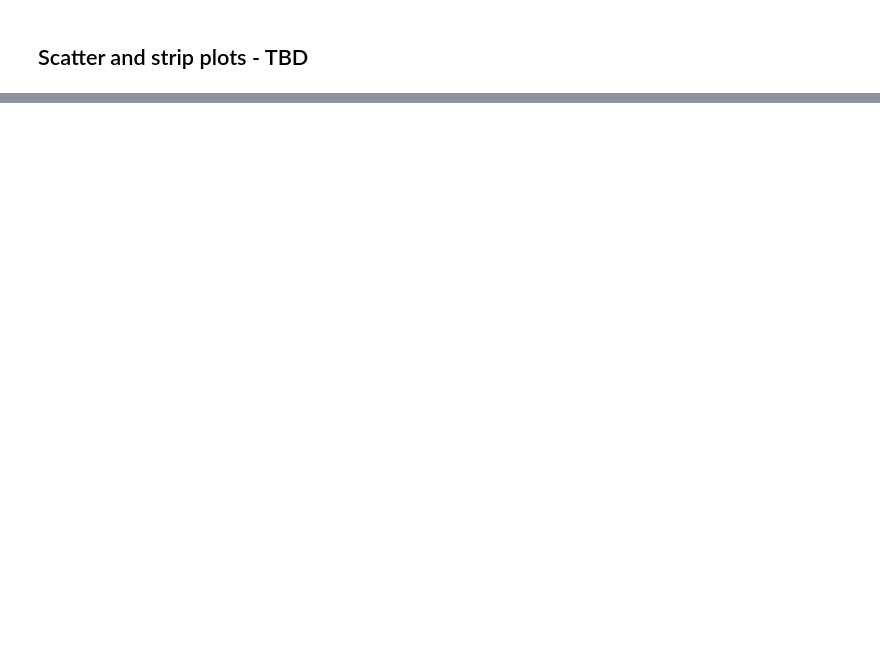
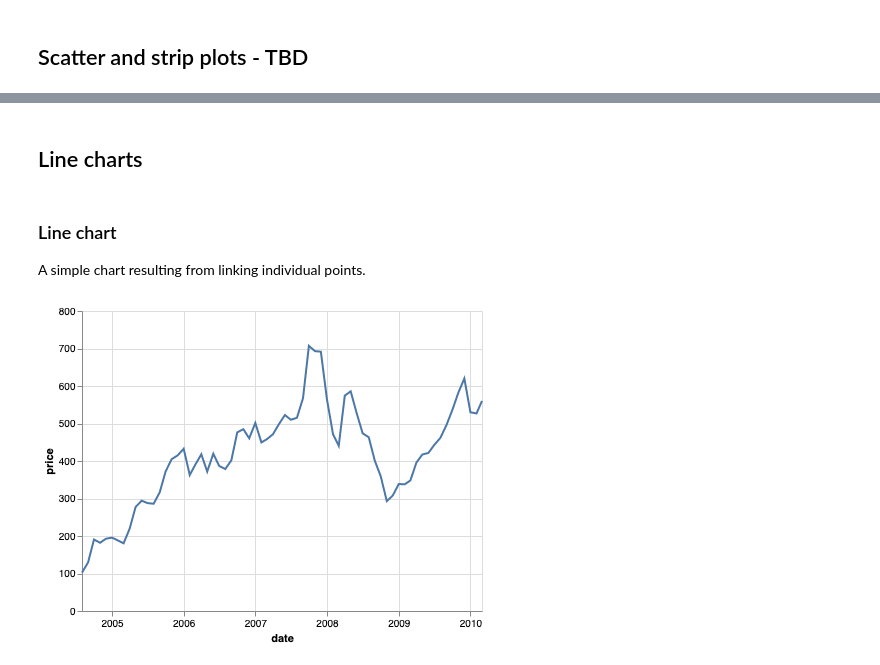
Before and after one commit to spawnfest/ielixir, a Jupyter notebook: resources/examples/Plotting with VegaLite.ipynb, the cells around one changed output, grey strips where cells are left out. Drawn from its saved outputs; the diff is of its cells as text; code cells hidden in the pictures; blank space fills up the shorter version.

```diff
--- a/resources/examples/Plotting with VegaLite.ipynb
+++ b/resources/examples/Plotting with VegaLite.ipynb
@@ -236,0 +290,17 @@ Vl.new(title: "Daily max temperatures (C) in Seattle, WA")
+# %% [markdown]
+## Line charts
+# %% [markdown]
+### Line chart
+
+A simple chart resulting from linking individual points.
+# %%
+# Source: https://vega.github.io/vega-lite/examples/line.html
+
+Vl.new(width: 400, height: 300)
+|> Vl.data_from_url("https://vega.github.io/editor/data/stocks.csv")
+|> Vl.transform(filter: "datum.symbol == 'GOOG'")
+|> Vl.mark(:line)
+|> Vl.encode_field(:x, "date", type: :temporal)
+|> Vl.encode_field(:y, "price", type: :quantitative)
+# %% [output]
+[figure, added]
```
Also changed, not shown: parts of 34 cells of this notebook, 1 other file.
